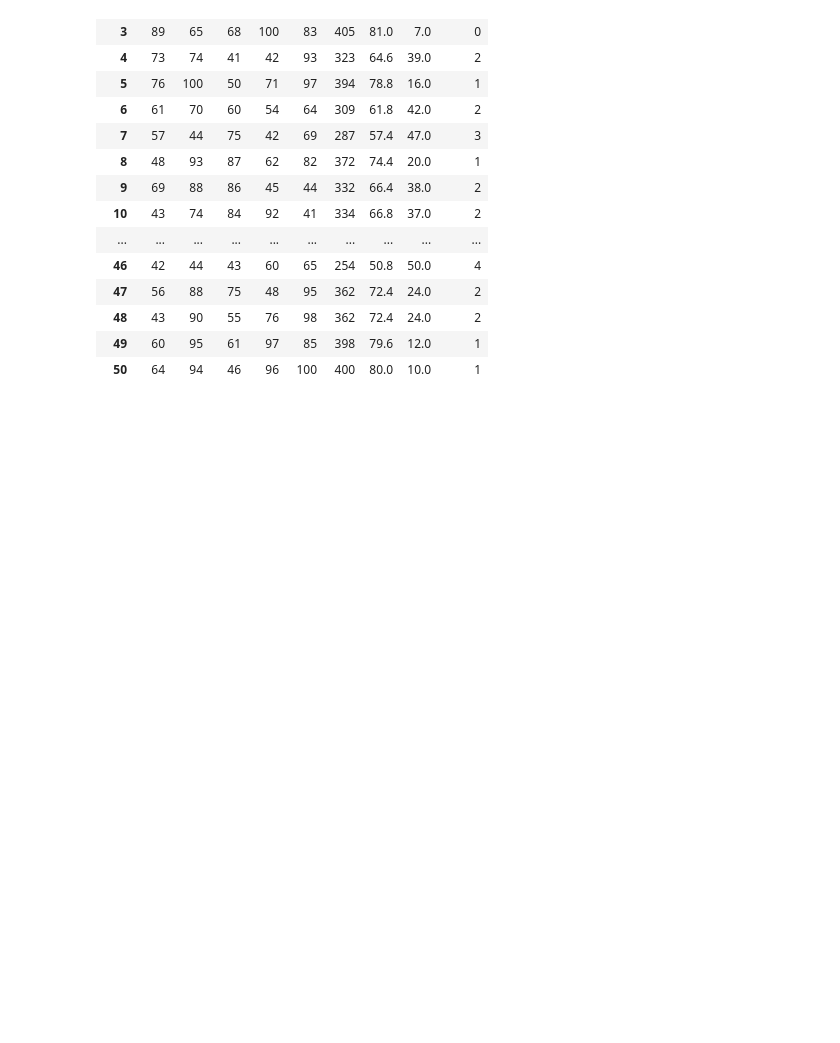
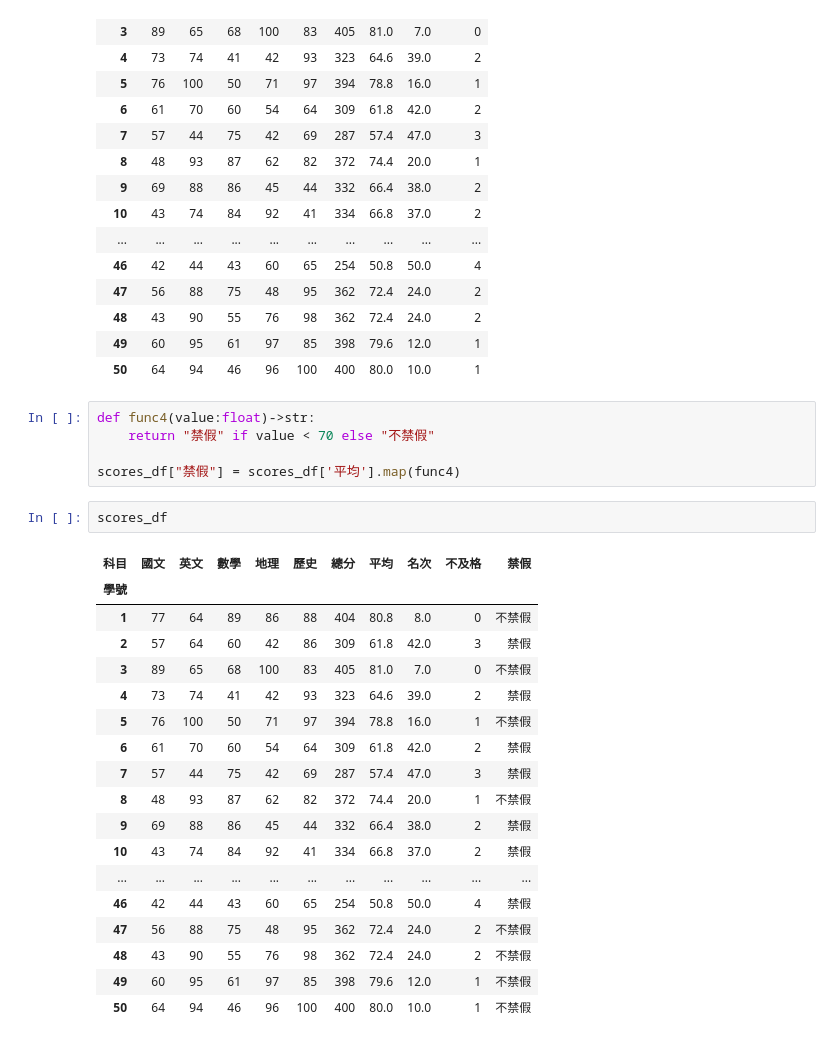
Before and after one commit to dearkelly/_112_python_chihlee_kelly, a Jupyter notebook: lesson16_2.ipynb, the cells around one changed output. Cells and saved outputs as stored; diff of their text form; blank space fills up the shorter version.

```diff
--- a/lesson16_2.ipynb
+++ b/lesson16_2.ipynb
@@ -97,3 +97,29 @@ scores_df
 | 48 | 43 | 90 | 55 | 76 | 98 | 362 | 72.4 | 24.0 | 2 |
 | 49 | 60 | 95 | 61 | 97 | 85 | 398 | 79.6 | 12.0 | 1 |
 | 50 | 64 | 94 | 46 | 96 | 100 | 400 | 80.0 | 10.0 | 1 |
+# %%
+def func4(value:float)->str:
+    return "禁假" if value < 70 else "不禁假"
+
+scores_df["禁假"] = scores_df['平均'].map(func4)
+# %%
+scores_df
+# %% [output]
+| 科目 | 國文 | 英文 | 數學 | 地理 | 歷史 | 總分 | 平均 | 名次 | 不及格 | 禁假 |
+| 學號 |  |  |  |  |  |  |  |  |  |  |
+| 1 | 77 | 64 | 89 | 86 | 88 | 404 | 80.8 | 8.0 | 0 | 不禁假 |
+| 2 | 57 | 64 | 60 | 42 | 86 | 309 | 61.8 | 42.0 | 3 | 禁假 |
+| 3 | 89 | 65 | 68 | 100 | 83 | 405 | 81.0 | 7.0 | 0 | 不禁假 |
+| 4 | 73 | 74 | 41 | 42 | 93 | 323 | 64.6 | 39.0 | 2 | 禁假 |
+| 5 | 76 | 100 | 50 | 71 | 97 | 394 | 78.8 | 16.0 | 1 | 不禁假 |
+| 6 | 61 | 70 | 60 | 54 | 64 | 309 | 61.8 | 42.0 | 2 | 禁假 |
+| 7 | 57 | 44 | 75 | 42 | 69 | 287 | 57.4 | 47.0 | 3 | 禁假 |
+| 8 | 48 | 93 | 87 | 62 | 82 | 372 | 74.4 | 20.0 | 1 | 不禁假 |
+| 9 | 69 | 88 | 86 | 45 | 44 | 332 | 66.4 | 38.0 | 2 | 禁假 |
+| 10 | 43 | 74 | 84 | 92 | 41 | 334 | 66.8 | 37.0 | 2 | 禁假 |
+| ... | ... | ... | ... | ... | ... | ... | ... | ... | ... | ... |
+| 46 | 42 | 44 | 43 | 60 | 65 | 254 | 50.8 | 50.0 | 4 | 禁假 |
+| 47 | 56 | 88 | 75 | 48 | 95 | 362 | 72.4 | 24.0 | 2 | 不禁假 |
+| 48 | 43 | 90 | 55 | 76 | 98 | 362 | 72.4 | 24.0 | 2 | 不禁假 |
+| 49 | 60 | 95 | 61 | 97 | 85 | 398 | 79.6 | 12.0 | 1 | 不禁假 |
+| 50 | 64 | 94 | 46 | 96 | 100 | 400 | 80.0 | 10.0 | 1 | 不禁假 |
```
